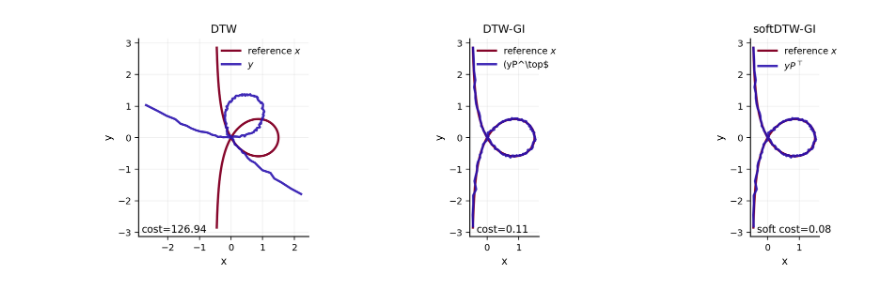
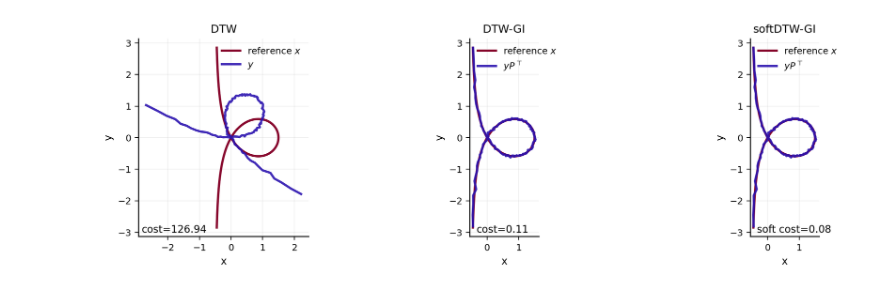
Before and after one commit to ChafikHala/timeseries-dtw-gi, a Jupyter notebook: src/dtw_gi/experiments/alignment_viz.ipynb, the cells around one changed output. Drawn from its saved outputs; the diff is of its cells as text; code cells hidden in the pictures.

```diff
--- a/src/dtw_gi/experiments/alignment_viz.ipynb
+++ b/src/dtw_gi/experiments/alignment_viz.ipynb
@@ -109,35 +109,35 @@ def plot_alignment_geometry_with_softdtw(
     ax = axes[1]
     ax.set_title("DTW-GI")
     plot_traj(ax, x, label ="reference $x$", color = "#87072d")
-    plot_traj(ax, yP_dtw, label =r"(yP^\top$", alpha=0.9, color = "#2b13af")
+    plot_traj(ax, yP_dtw, label =r"$yP^\top$", alpha=0.9, color = "#2b13af")
     ax.legend(frameon=False)
     ax.text(
         0.1, 0.02,
         f"cost={res_gi.cost:.2f}",
         transform=ax.transAxes
     )
 
     # softDTW-GI
     ax = axes[2]
     ax.set_title("softDTW-GI")
     plot_traj(ax, x, label ="reference $x$", color = "#87072d")
     plot_traj(ax, yP_soft_dtw, label =r"$yP^\top$", alpha=0.9, color= "#2b13af")
     ax.legend(frameon=False)
     ax.text(
         0.1, 0.02,
         f"soft cost={res_soft.cost:.2f}",
         transform=ax.transAxes
     )
 
     plt.show()
 
 
 plot_alignment_geometry_with_softdtw(
     T=140,
     noise_std=0.02,
     alpha=np.pi / 3,
     seed=0,
     backend="tslearn",
 )
 # %% [output]
-[figure, old version]
+[figure, new version]
```
Also changed, not shown: parts of 4 cells of this notebook, 13 other files.
